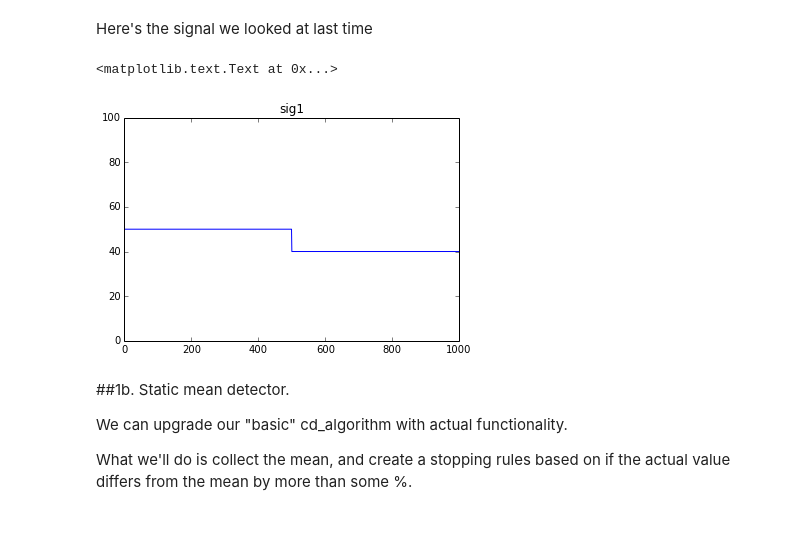
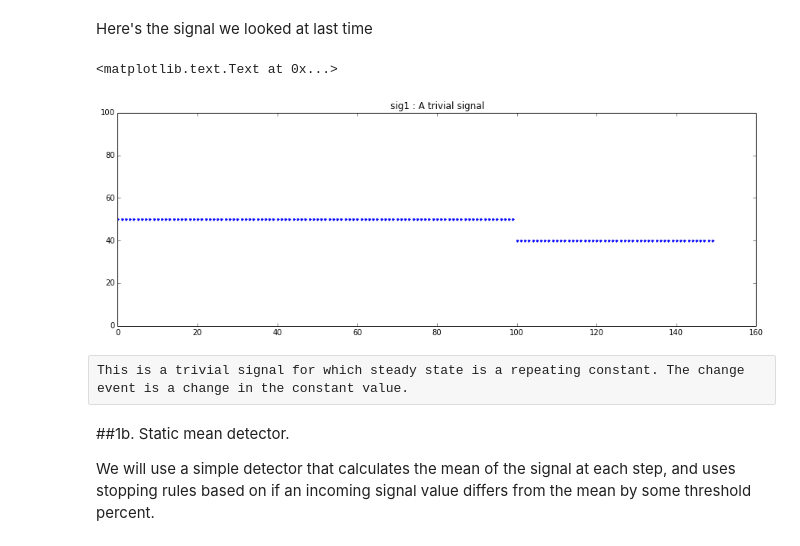
Before and after one commit to amanahuja/change-detection-tutorial, a Jupyter notebook: ipynb/section_01_Trivial.ipynb, the cells around one changed output. Saved outputs shown, nothing was run; the diff lists cells and outputs as text; code cells hidden in the pictures.

Commit message:
updating notebooks to match new src code for scaffolding ChangeDetector

```diff
--- a/ipynb/section_01_Trivial.ipynb
+++ b/ipynb/section_01_Trivial.ipynb
@@ -51,20 +52,21 @@ Now what we got all that scaffolding, we can get to the good stuff and start exp
 # %% [markdown]
 Here's the signal we looked at last time
 # %%
-sig1 = np.ones(1000)
-sig1[:500] = sig1[:500] * 50
-sig1[500:] = sig1[500:] * 40
+sig1 = np.ones(150)
+sig1[:100] *= 50
+sig1[100:] *= 40
 
-plot(sig1)
-ylim(0,100)
-title("sig1")
+plt.figure(figsize=(15, 5))
+plt.plot(sig1, 'b.')
+plt.ylim(0,100)
+plt.title("sig1 : A trivial signal")
 # %% [output]
 <matplotlib.text.Text at 0x...>
-[figure, old version]
+[figure, new version]
+# %% [raw]
+This is a trivial signal for which steady state is a repeating constant. The change event is a change in the constant value.
 # %% [markdown]
 ##1b. Static mean detector.
 
-We can upgrade our "basic" cd_algorithm with actual functionality.
-
-What we'll do is collect the mean, and create a stopping rules based on if the actual value differs from the mean by more than some %.
+We will use a simple detector that calculates the mean of the signal at each step, and uses stopping rules based on if an incoming signal value differs from the mean by some threshold percent.
 # %%
```
Also changed, not shown: parts of 20 cells of this notebook, 1 other file.
